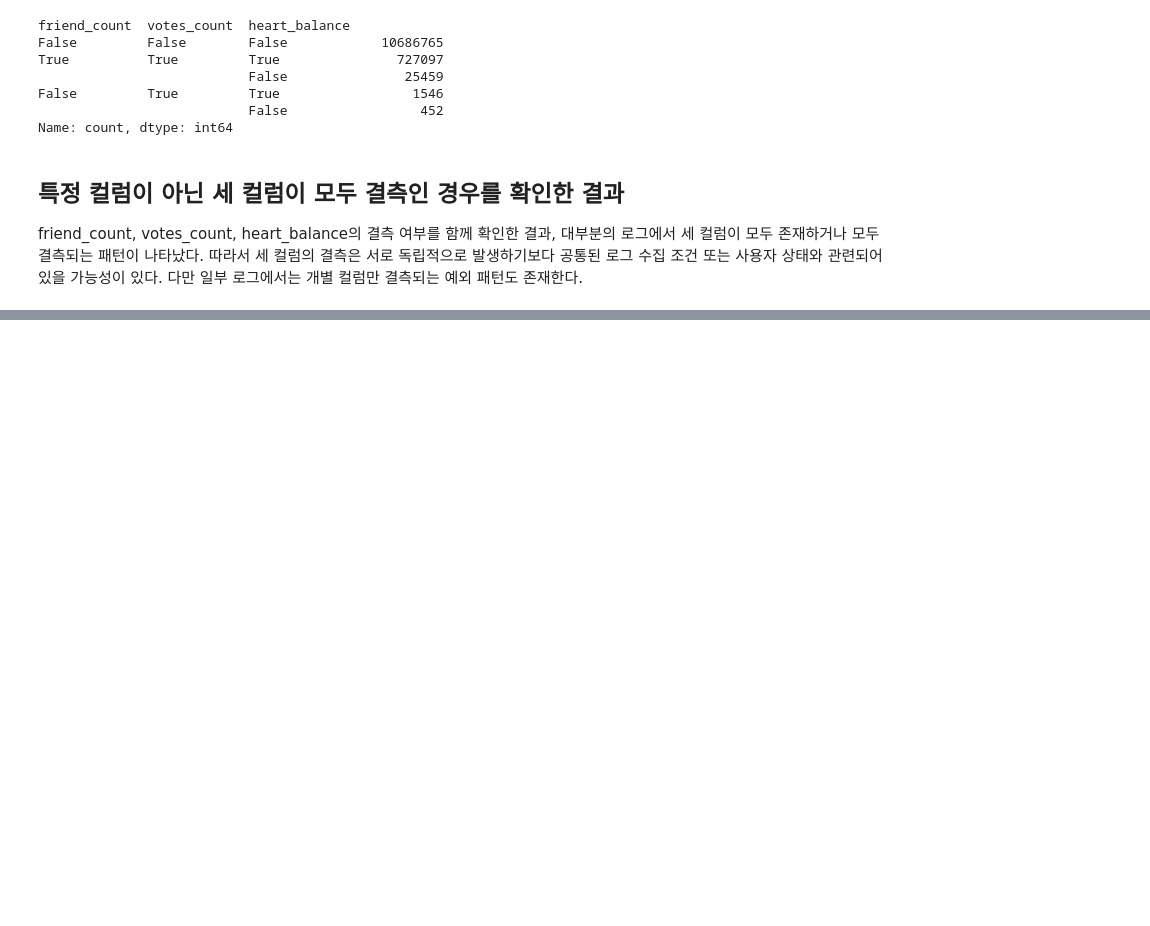
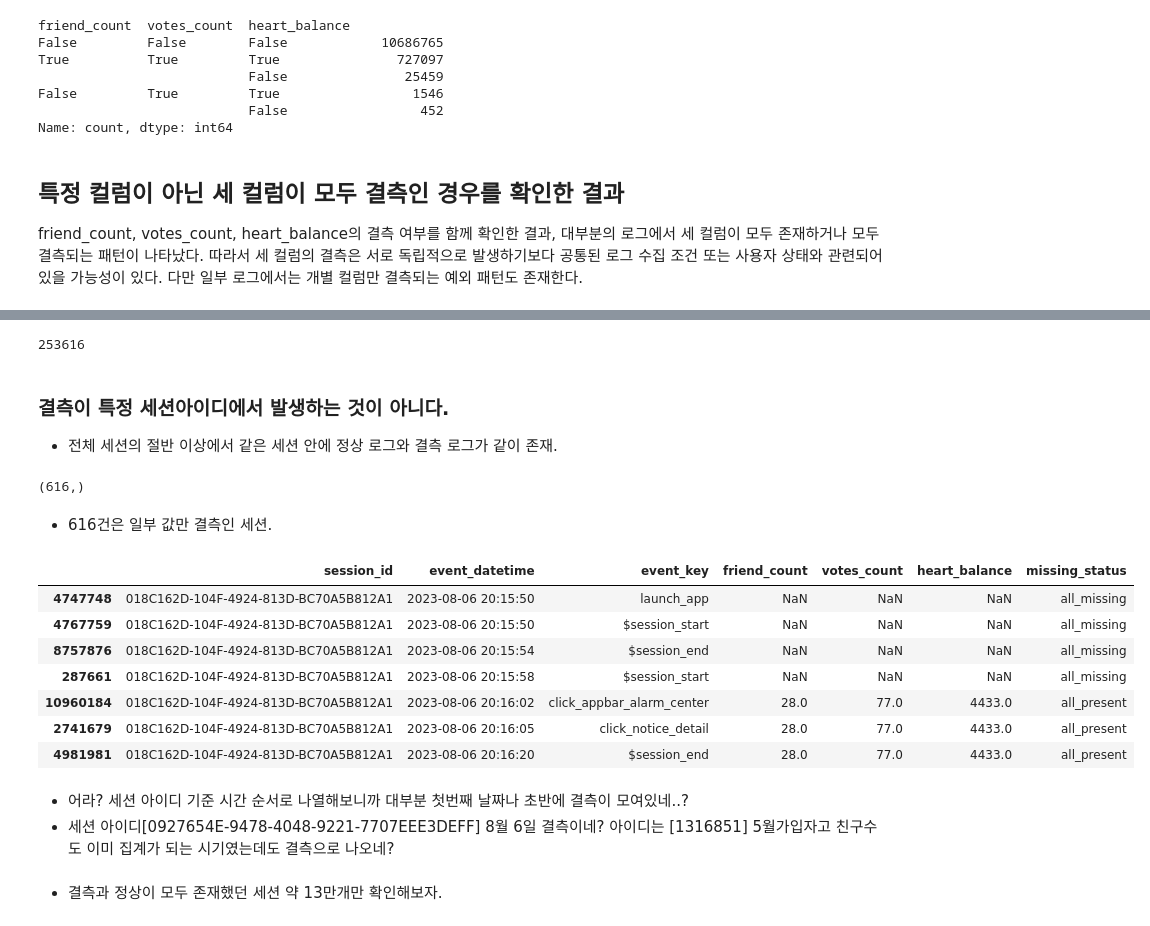
Before and after one commit to zoo-no-s/sns_service_analysis, a Jupyter notebook: src/preprocess/hackle_events.ipynb, the cells around one changed output, grey strips where cells are left out. Cells and saved outputs as stored; diff of their text form; code cells hidden in the pictures; blank space fills up the shorter version.

```diff
--- a/src/preprocess/hackle_events.ipynb
+++ b/src/preprocess/hackle_events.ipynb
@@ -74,0 +88,3 @@ df['session_id'].nunique()
+# %%
+pd.set_option('display.float_format', '{:,.2f}'.format)
+df.describe()
@@ -546,0 +587,16 @@ friend_count, votes_count, heart_balance의 결측 여부를 함께 확인한
+# %%
+# 셋 모두 결측, 모두 정상인 값 표시 컬럼 추가
+
+cols = ['friend_count', 'votes_count', 'heart_balance']
+
+df['missing_status'] = 'partial'
+
+df.loc[
+    df[cols].isna().all(axis=1), # all : 전부 True인가? (행방향)
+    'missing_status'             # df.loc[조건, '바꿀 컬럼'] = 값
+] = 'all_missing'
+
+df.loc[
+    df[cols].notna().all(axis=1),
+    'missing_status'
+] = 'all_present'
@@ -546,0 +613,12 @@ friend_count, votes_count, heart_balance의 결측 여부를 함께 확인한
+# %%
+# 세션에서 모두 정상, 모두 결측인 세션 체크
+
+session_status = (
+    df[
+        df['missing_status'].isin(['all_missing', 'all_present'])
+    ]
+    .groupby('session_id')['missing_status']
+    .nunique()
+)
+
+(session_status == 2).sum()
@@ -546,0 +649,48 @@ friend_count, votes_count, heart_balance의 결측 여부를 함께 확인한
+# %%
+df['session_id'].nunique()
+# %% [output]
+253616
+# %% [markdown]
+### 결측이 특정 세션아이디에서 발생하는 것이 아니다.
+
+- 전체 세션의 절반 이상에서 같은 세션 안에 정상 로그와 결측 로그가 같이 존재.
+# %%
+partial_only_sessions = (
+    df.groupby('session_id')['missing_status']
+      .agg(set)
+)
+
+partial_only_sessions[
+    partial_only_sessions.apply(lambda x: x == {'partial'})
+].shape
+# %% [output]
+(616,)
+# %% [markdown]
+- 616건은 일부 값만 결측인 세션.
+# %%
+# 결측과 정상이 모두 존재하는 세션 ID
+mixed_sessions = session_status[session_status == 2].index
+
+# 우선 세션 하나 선택
+sample_session = mixed_sessions[200]
+
+df[
+    (df['session_id'] == sample_session) #& (df['event_key'] == 'view_login')
+].sort_values('event_datetime')[
+    ['session_id', 'event_datetime', 'event_key',
+     'friend_count', 'votes_count', 'heart_balance', 'missing_status']
+].head(20)
+# %% [output]
+|  | session_id | event_datetime | event_key | friend_count | votes_count | heart_balance | missing_status |
+| 4747748 | 018C162D-104F-4924-813D-BC70A5B812A1 | 2023-08-06 20:15:50 | launch_app | NaN | NaN | NaN | all_missing |
+| 4767759 | 018C162D-104F-4924-813D-BC70A5B812A1 | 2023-08-06 20:15:50 | $session_start | NaN | NaN | NaN | all_missing |
+| 8757876 | 018C162D-104F-4924-813D-BC70A5B812A1 | 2023-08-06 20:15:54 | $session_end | NaN | NaN | NaN | all_missing |
+| 287661 | 018C162D-104F-4924-813D-BC70A5B812A1 | 2023-08-06 20:15:58 | $session_start | NaN | NaN | NaN | all_missing |
+| 10960184 | 018C162D-104F-4924-813D-BC70A5B812A1 | 2023-08-06 20:16:02 | click_appbar_alarm_center | 28.0 | 77.0 | 4433.0 | all_present |
+| 2741679 | 018C162D-104F-4924-813D-BC70A5B812A1 | 2023-08-06 20:16:05 | click_notice_detail | 28.0 | 77.0 | 4433.0 | all_present |
+| 4981981 | 018C162D-104F-4924-813D-BC70A5B812A1 | 2023-08-06 20:16:20 | $session_end | 28.0 | 77.0 | 4433.0 | all_present |
+# %% [markdown]
+- 어라? 세션 아이디 기준 시간 순서로 나열해보니까 대부분 첫번째 날짜나 초반에 결측이 모여있네..?
+- 세션 아이디[0927654E-9478-4048-9221-7707EEE3DEFF] 8월 6일 결측이네? 아이디는 [1316851] 5월가입자고 친구수도 이미 집계가 되는 시기였는데도 결측으로 나오네?
+# %% [markdown]
+- 결측과 정상이 모두 존재했던 세션 약 13만개만 확인해보자.
```
Also changed, not shown: parts of 26 cells of this notebook, 2 other files.
